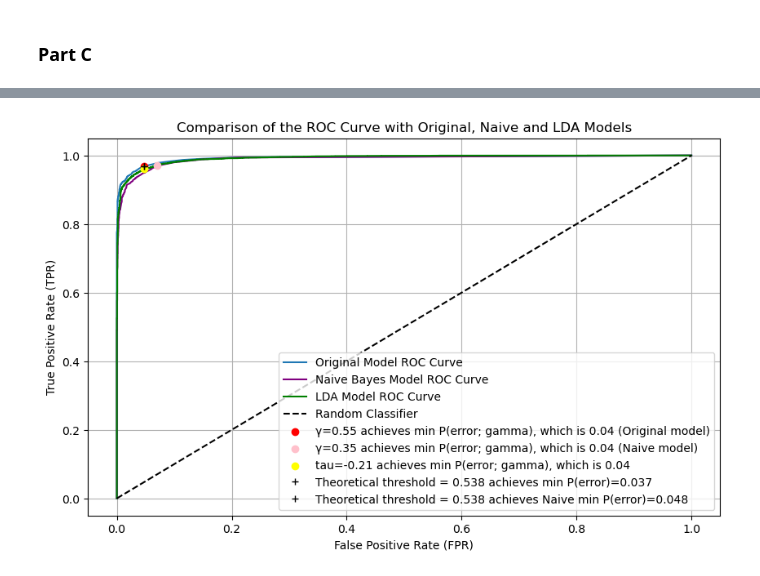
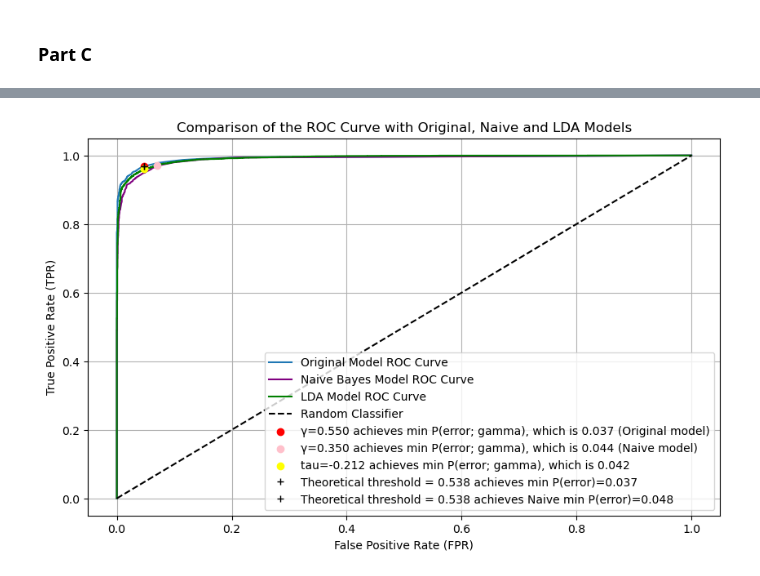
Before and after one commit to marionajaramillo2001/EECE5644-Introduction-to-Machine-Learning, a Jupyter notebook: Assignment 1/question_1.ipynb, the cells around one changed output, grey strips where cells are left out. Drawn from its saved outputs; the diff is of its cells as text; code cells hidden in the pictures.

```diff
--- a/Assignment 1/question_1.ipynb
+++ b/Assignment 1/question_1.ipynb
@@ -230,20 +230,20 @@ plt.show()
 # %%
 # Combined ROC curve
 plt.figure(figsize=(10, 6))
 plt.plot(FPRs, TPRs, label='Original Model ROC Curve', zorder=2)
 plt.plot(FPRs_naive, TPRs_naive, label='Naive Bayes Model ROC Curve', zorder=2, color = 'purple')
 plt.plot(FPRs_lda, TPRs_lda, label='LDA Model ROC Curve', zorder=2, color = 'green')
 plt.plot([0, 1], [0, 1], 'k--', label='Random Classifier')  # Dashed diagonal line (random classifier)
-plt.scatter(FPRs[optimal_gamma_index], TPRs[optimal_gamma_index], color='red', zorder=3, label=f'γ={optimal_gamma:.2f} achieves min P(error; gamma), which is {min_prob_error:.2f} (Original model)')
-plt.scatter(FPRs_naive[optimal_gamma_index_naive], TPRs_naive[optimal_gamma_index_naive], color='pink', zorder=3, label=f'γ={optimal_gamma_naive:.2f} achieves min P(error; gamma), which is {min_prob_error_naive:.2f} (Naive model)')
-plt.scatter(FPRs_lda[np.argmin(prob_errors_lda)], TPRs_lda[np.argmin(prob_errors_lda)], color='yellow', zorder=3, label=f'tau={tau_sweep[np.argmin(prob_errors_lda)]:.2f} achieves min P(error; gamma), which is {np.min(prob_errors_lda):.2f}')
+plt.scatter(FPRs[optimal_gamma_index], TPRs[optimal_gamma_index], color='red', zorder=3, label=f'γ={optimal_gamma:.3f} achieves min P(error; gamma), which is {min_prob_error:.3f} (Original model)')
+plt.scatter(FPRs_naive[optimal_gamma_index_naive], TPRs_naive[optimal_gamma_index_naive], color='pink', zorder=3, label=f'γ={optimal_gamma_naive:.3f} achieves min P(error; gamma), which is {min_prob_error_naive:.3f} (Naive model)')
+plt.scatter(FPRs_lda[np.argmin(prob_errors_lda)], TPRs_lda[np.argmin(prob_errors_lda)], color='yellow', zorder=3, label=f'tau={tau_sweep[np.argmin(prob_errors_lda)]:.3f} achieves min P(error; gamma), which is {np.min(prob_errors_lda):.3f}')
 plt.plot(FPR_theo, TPR_theo, '+', label=f'Theoretical threshold = {priors[0]/priors[1]:.3f} achieves min P(error)={prob_error_theo:.3f}', color = 'black', zorder=4)
 plt.plot(FPR_theo, TPR_theo, '+', label=f'Theoretical threshold = {priors[0]/priors[1]:.3f} achieves Naive min P(error)={prob_error_naive_theo:.3f}', color = 'black', zorder=4)
 plt.xlabel('False Positive Rate (FPR)')
 plt.ylabel('True Positive Rate (TPR)')
 plt.title('Comparison of the ROC Curve with Original, Naive and LDA Models')
 plt.legend(loc='lower right')
 plt.grid(True)
 plt.show()
 # %% [output]
-[figure, old version]
+[figure, new version]
```
Also changed, not shown: parts of 1 cell of this notebook, 8 other files.
